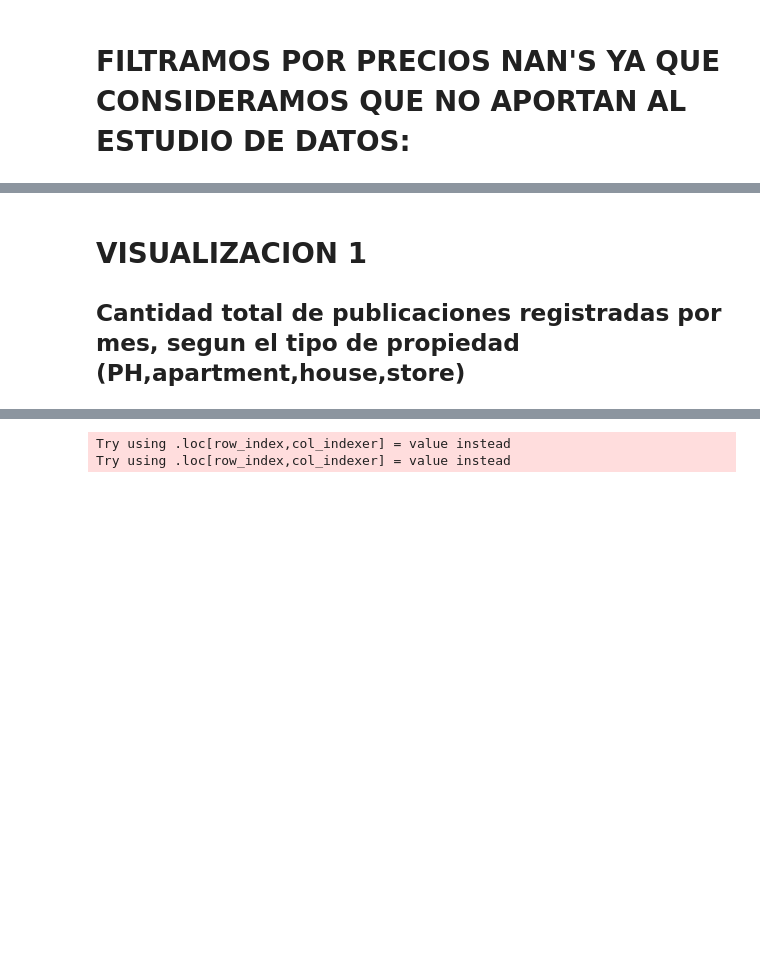
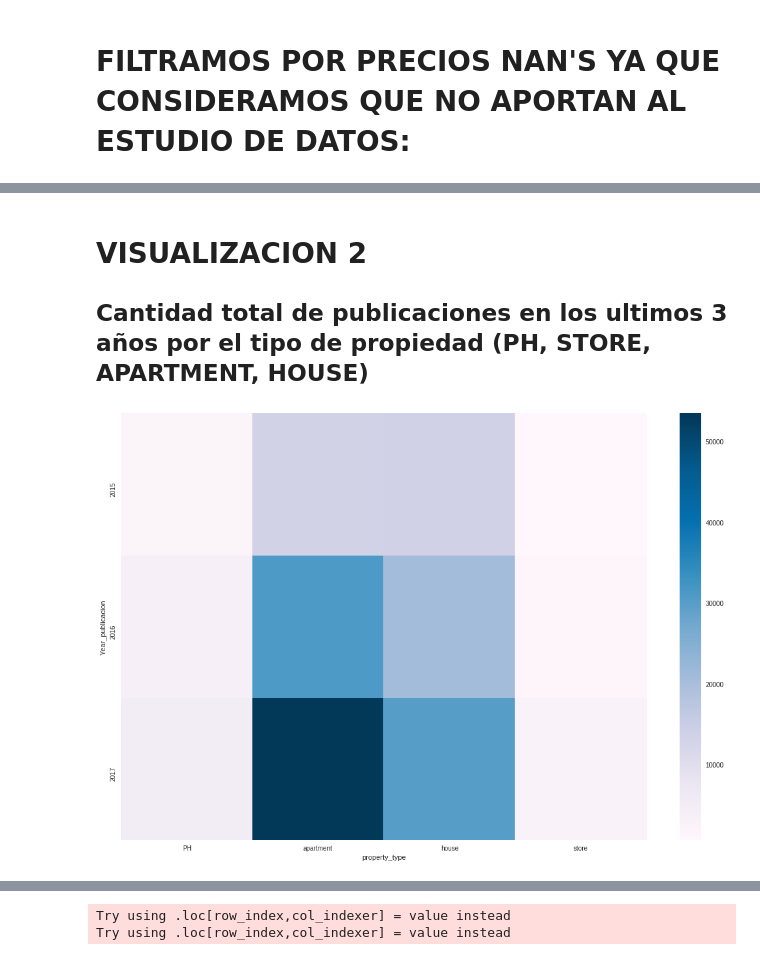
Before and after one commit to ariel55/survivingdata, a Jupyter notebook: TP1_Final.ipynb, the cells around one changed output, grey strips where cells are left out. Cells and saved outputs as stored; diff of their text form; code cells hidden in the pictures; blank space fills up the shorter version.

```diff
--- a/TP1_Final.ipynb
+++ b/TP1_Final.ipynb
@@ -250,4 +324,12 @@ publicacion_Total[:5]
 # %% [markdown]
-# VISUALIZACION 1
+# VISUALIZACION 2
 
-## Cantidad total de publicaciones registradas por mes, segun el tipo de propiedad  (PH,apartment,house,store)
+## Cantidad total de publicaciones en los ultimos 3 años por el tipo de propiedad (PH, STORE, APARTMENT, HOUSE)
+# %%
+visualizacion_2=publicacion_Total
+
+fig, ax = plt.subplots(figsize=(18,12))         # Sample figsize in inches
+sns.heatmap(pd.crosstab(visualizacion_2.loc[visualizacion_2.Year_publicacion >= 2015].Year_publicacion,\
+                        visualizacion_2.loc[visualizacion_2.Year_publicacion >= 2015].property_type),cmap='PuBu');
+# %% [output]
+[figure, added]
```
Also changed, not shown: parts of 35 cells of this notebook.
